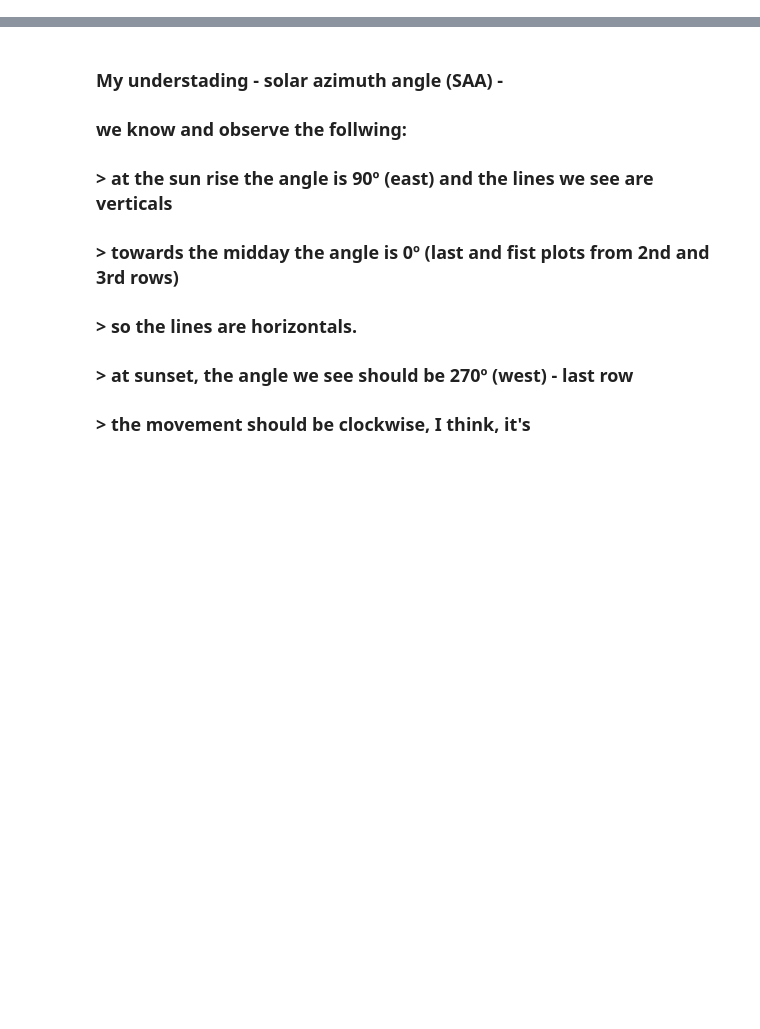
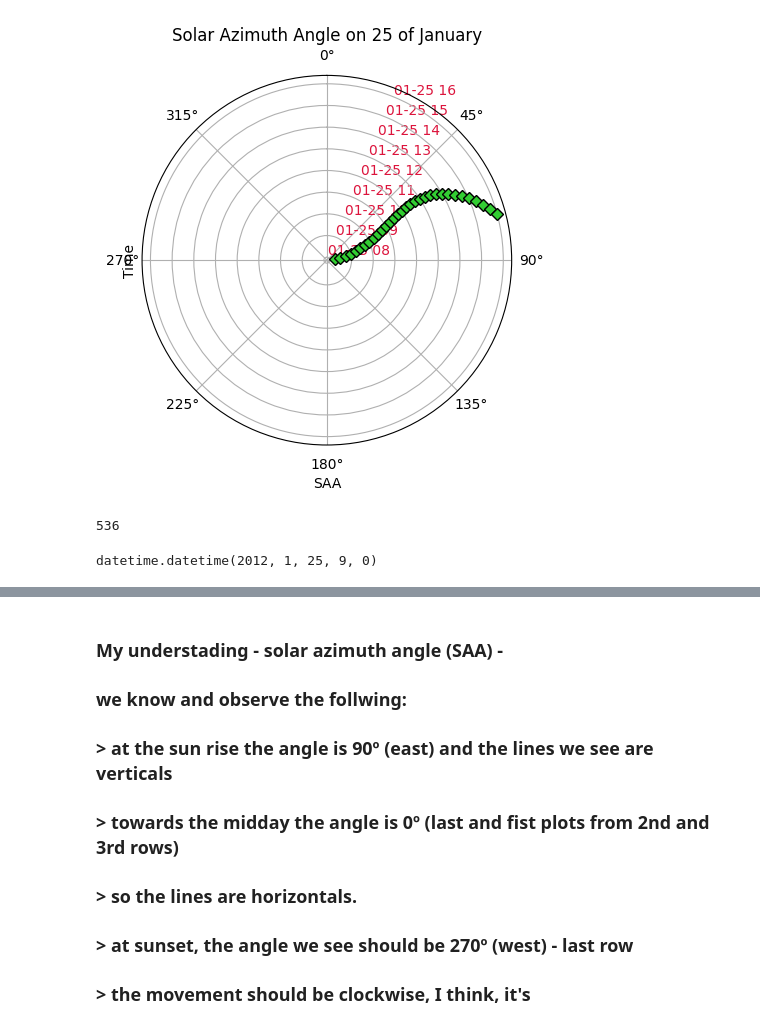
Before and after one commit to fedegiallorosso/solar_forecasting, a Jupyter notebook: notebooks/Emilio_EDA.ipynb, the cells around one changed output, grey strips where cells are left out. Drawn from its saved outputs; the diff is of its cells as text; code cells hidden in the pictures; blank space fills up the shorter version.

Commit message:
Tried to cont with saturday's work - polar subplot need fixing

```diff
--- a/notebooks/Emilio_EDA.ipynb
+++ b/notebooks/Emilio_EDA.ipynb
@@ -284,0 +141,64 @@ The radiation on 2012-01-25 09:00:00 looks like:
+# %%
+def SAA_polar_plot(
+    feature = SAA,
+    observation = 96):
+    # defining new arrays
+    array_day = []
+    time_day = []
+    # we're setting the num of obs in day
+    observation_max = n_obs_in_day(observation)
+    # defining month name
+    month = date[observation].month
+    # time interval
+    time = datetime.datetime(year=date[observation].year,
+                             month=date[observation].month,
+                             day=date[observation].day,
+                             hour=date[observation].hour,
+                             minute=date[observation].minute)
+
+    delta = datetime.timedelta(minutes=15)
+    time = time - datetime.timedelta(minutes=60)
+
+    for j in range(observation_max):
+        for i in range(8):
+            time = time+delta
+            time_day.append(time)
+            array_day.append(np.mean(feature[observation+j,i,:,:]))
+
+    array_day = np.array(array_day)
+
+    ax = plt.subplot(111, projection='polar')
+    ax.plot(array_day*np.pi/180, time_day, color='black', marker='D', markerfacecolor='limegreen')
+    ax.set_theta_zero_location('N')
+    ax.set_theta_direction(-1) # clockwise
+    ax.grid(True)
+
+    #ax.set_ylabel('Time', color='crimson')
+    ax.tick_params(axis='y', colors='crimson')
+    ax.set(xlabel='SAA', ylabel='Time',
+       title=f'Solar Azimuth Angle on {date[observation].day} of {calendar.month_name[month]}')
+
+    plt.show()
+# %%
+SAA_polar_plot()
+# %% [output]
+[figure, added]
+# %%
+four_season_days = [96, 536, 1082, 1573]
+four_season_days[1]
+# %% [output]
+536
+# %%
+# defining time variable
+def time(observation= 96):
+
+    time = datetime.datetime(year=date[observation].year,
+                                month=date[observation].month,
+                                day=date[observation].day,
+                                hour=date[observation].hour,
+                                minute=date[observation].minute)
+    return time
+
+time()
+# %% [output]
+datetime.datetime(2012, 1, 25, 9, 0)
```
Also changed, not shown: parts of 60 cells of this notebook.
